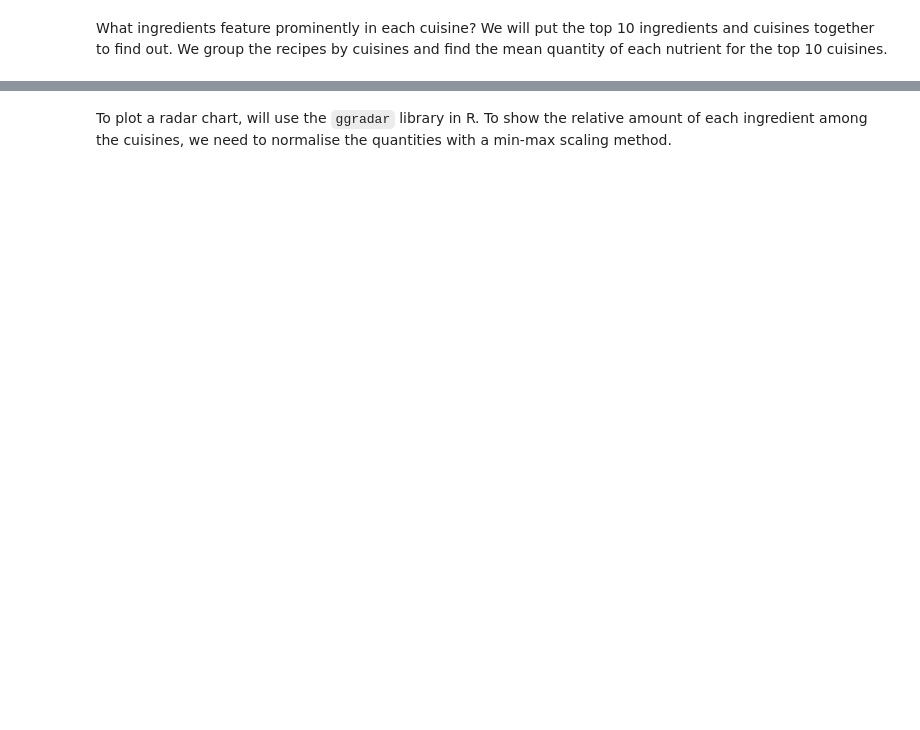
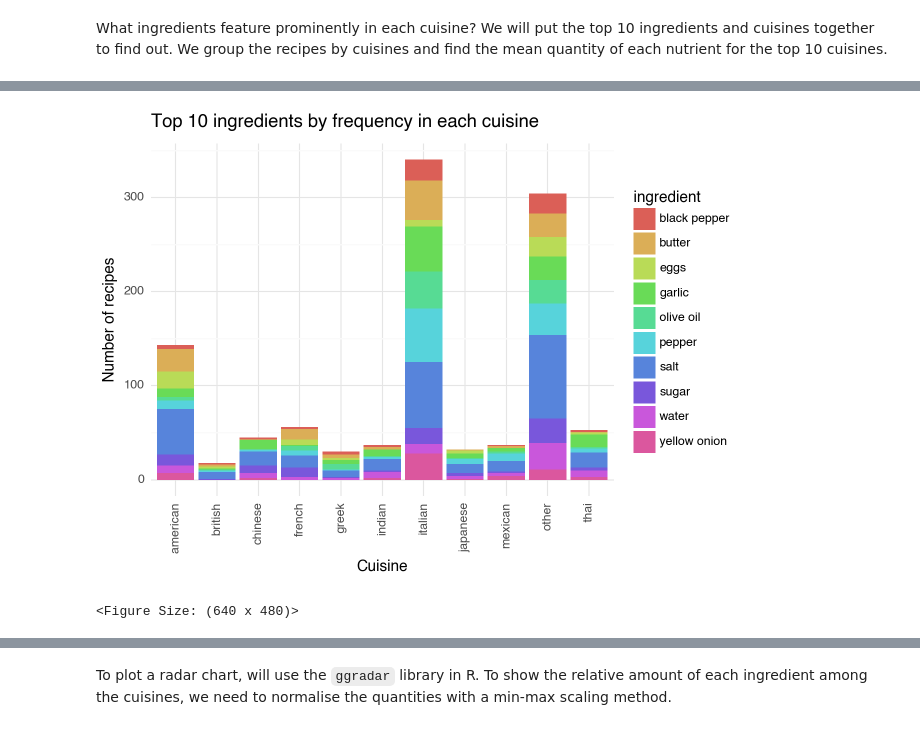
Before and after one commit to lse-ds105/ds105a-project-chadgpt, a Jupyter notebook: notebooks/06 Cuisine Analysis.ipynb, the cells around one changed output, grey strips where cells are left out. Drawn from its saved outputs; the diff is of its cells as text; code cells hidden in the pictures; blank space fills up the shorter version.

```diff
--- a/notebooks/06 Cuisine Analysis.ipynb
+++ b/notebooks/06 Cuisine Analysis.ipynb
@@ -70,2 +115,13 @@ top_10_cuisines = df["cuisine"].value_counts().head(10)
 # %% [markdown]
 What ingredients feature prominently in each cuisine? We will put the top 10 ingredients and cuisines together to find out. We group the recipes by cuisines and find the mean quantity of each nutrient for the top 10 cuisines.
+# %%
+# for each ingredient, get the frequency of each cuisine
+cuisine_ingredient_df = pd.DataFrame()
+for ingredient in ingredient_frequency_df["ingredient"]:
+    ingredient_df = df[df["gpt_ingredients"].apply(lambda x: ingredient in x)]
+    cuisine_counts = ingredient_df["cuisine"].value_counts().reset_index()
+    cuisine_counts.columns = ["cuisine", "count"]
+    cuisine_counts["ingredient"] = ingredient
+    cuisine_ingredient_df = pd.concat([cuisine_ingredient_df, cuisine_counts])
+
+cuisine_ingredient_df
@@ -71,0 +142,12 @@ What ingredients feature prominently in each cuisine? We will put the top 10 ing
+# %%
+# plot a stacked bar chart of the top 10 ingredients and how often they appear in each cuisine
+plot = (ggplot(cuisine_ingredient_df, aes(x="cuisine", y="count", fill="ingredient")) +
+       geom_bar(stat="identity") +
+       theme_minimal() +
+       theme(axis_text_x=element_text(angle=90)) +
+       labs(title="Top 10 ingredients by frequency in each cuisine", x="Cuisine", y="Number of recipes")
+)
+plot
+# %% [output]
+[figure, added]
+<Figure Size: (640 x 480)>
```
Also changed, not shown: parts of 10 cells of this notebook, 1 other file.
